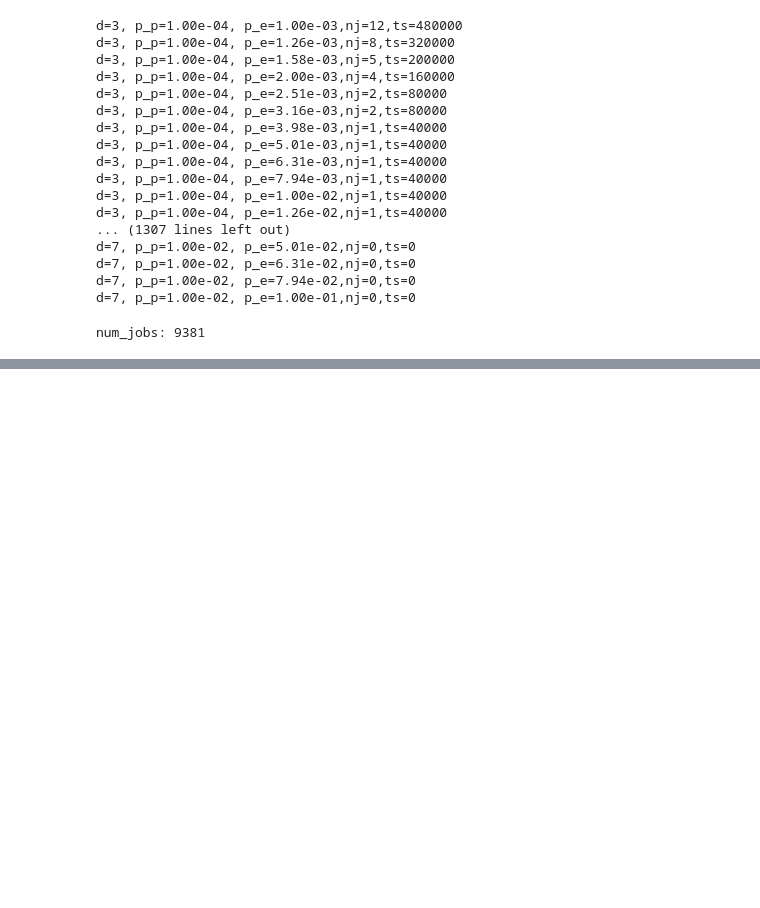
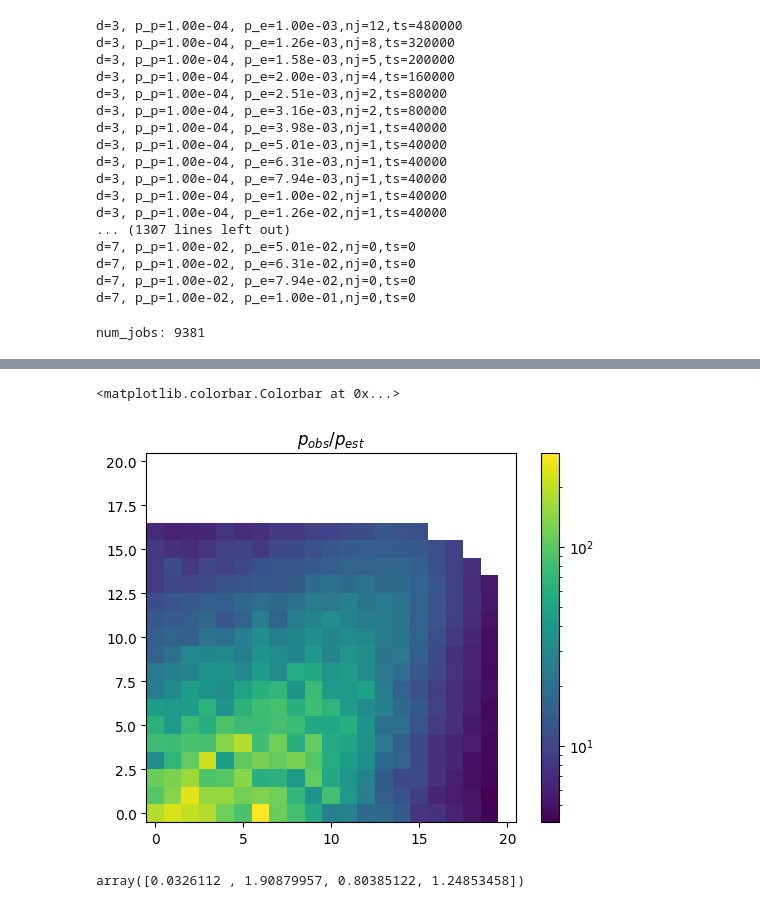
Before and after one commit to JiakaiW/surface_simulation_test, a Jupyter notebook: pack_and_analysis_new_biased.ipynb, the cells around one changed output, grey strips where cells are left out. Cells and saved outputs as stored; diff of their text form; code cells hidden in the pictures; blank space fills up the shorter version.

```diff
--- a/pack_and_analysis_new_biased.ipynb
+++ b/pack_and_analysis_new_biased.ipynb
@@ -382,0 +409,60 @@ plt.colorbar()
+# %%
+p_logi_era_arr_dic = {}
+shot_dic = {}
+error_dic = {}
+for d in [3,5,7]:
+    df_filtered = df_grouped[df_grouped['d'] == d]
+    pivot_table = df_filtered.pivot(index='p_p', columns='p_e', values='p_logi_era')
+    p_logi_era_arr_dic[d] = pivot_table.values
+
+    pivot_table = df_filtered.pivot(index='p_p', columns='p_e', values='shots')
+    shot_dic[d] = pivot_table.values
+
+    pivot_table = df_filtered.pivot(index='p_p', columns='p_e', values='new_circ')
+    error_dic[d] = pivot_table.values
+# %%
+
+# x_t = 0.02
+# x_v = 2
+# y_t = 0.1
+# y_v = 2
+
+
+x_t = 0.0326
+x_v = 1.90879
+y_t = 0.8038
+y_v = 1.2485
+
+
+
+est = ((X/x_t)** x_v + (Y/y_t)**y_v) **((3+1)/2)
+p_log_sample_d3 = np.full_like(X,fill_value=np.nan)
+p_log_sample_d3[:17,:20] = p_logi_era_arr_dic[3]
+plt.imshow(p_log_sample_d3/est,origin='lower',norm=LogNorm())
+plt.title(rf"$p_{{obs}}/p_{{est}}$")
+plt.colorbar()
+# %% [output]
+<matplotlib.colorbar.Colorbar at 0x...>
+[figure, added]
+# %%
+from scipy.optimize import minimize
+
+def loss(params, X, Y, p_log_sample_d3):
+    x_t, x_v, y_t, y_v = params
+    est = ((X/x_t)**x_v + (Y/y_t)**y_v) ** ((3 + 1) / 2)
+    valid_mask = np.isfinite(p_log_sample_d3)
+    log_est = np.log(est)
+    log_p = np.log(p_log_sample_d3 + 1e-20)  # Avoid log(0)
+    masked_log_est = log_est[valid_mask]
+    masked_log_p = log_p[valid_mask]
+    ratio = masked_log_p / masked_log_est
+    return np.max(ratio)/np.min(ratio)
+
+# Initial parameter guess
+initial_params = [0.01, 1.1 , 0.13, 1.95]
+
+# Perform minimization
+result = minimize(loss, initial_params, args=(X, Y, p_log_sample_d3), method='Nelder-Mead')
+result.x
+# %% [output]
+array([0.0326112 , 1.90879957, 0.80385122, 1.24853458])
```
Also changed, not shown: parts of 10 cells of this notebook, 9 other files.
